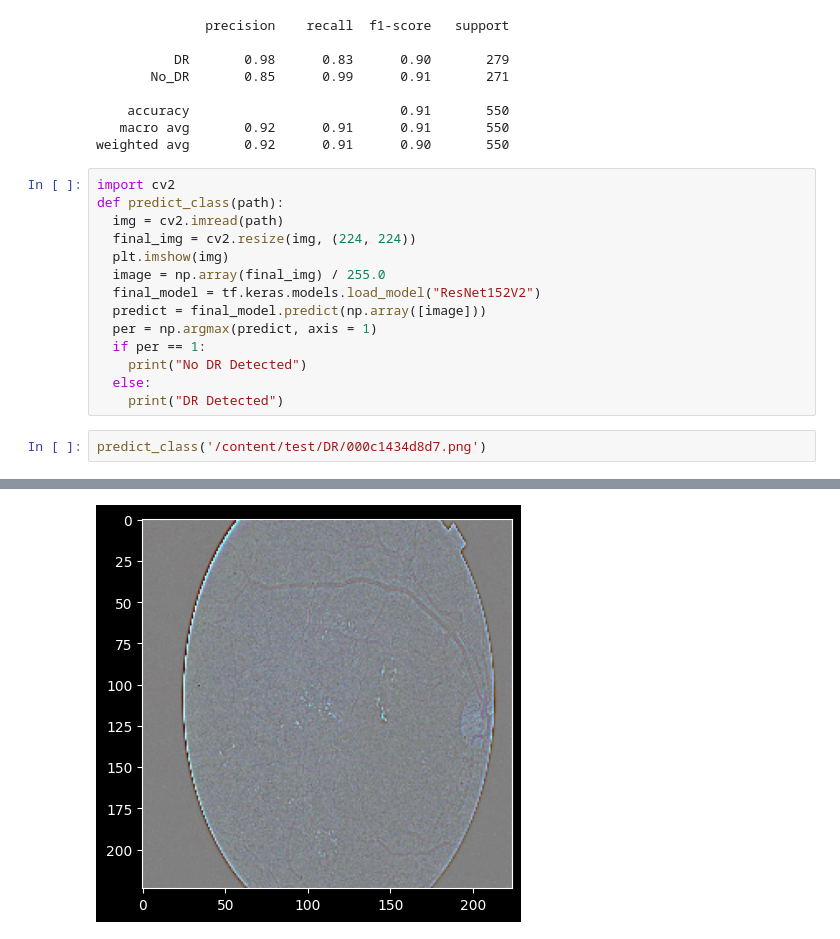
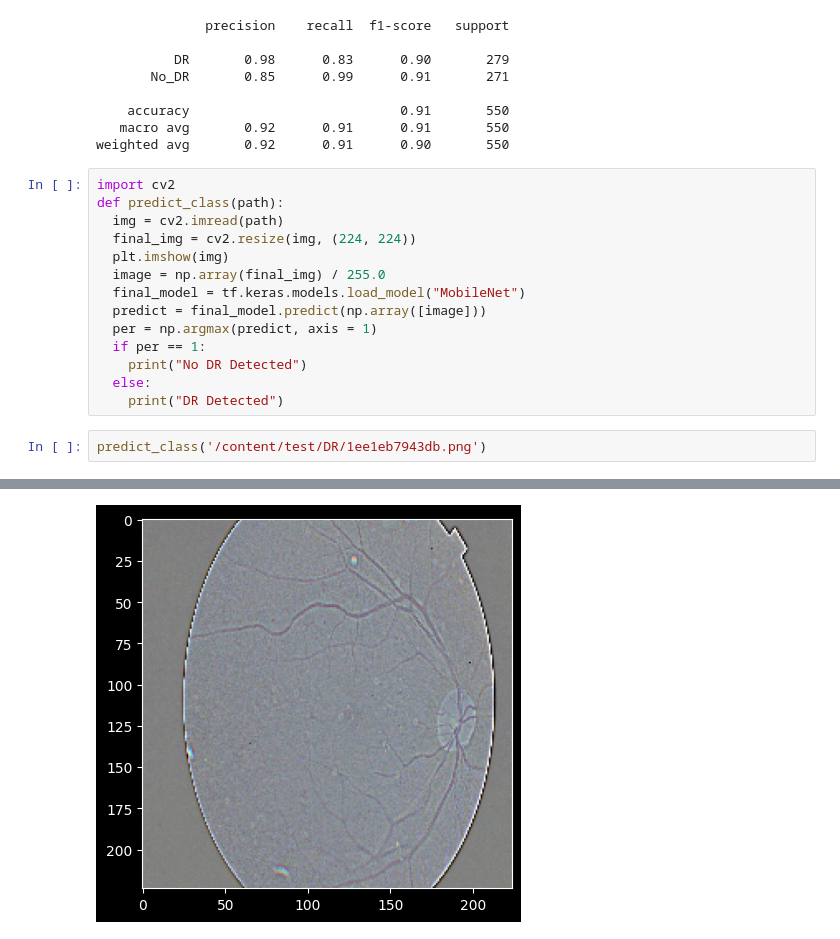
Before and after one commit to saumyadeshmukh23/Mini_Projects, a Jupyter notebook: PBL2_Diabetic_Retinopathy_Detection.ipynb, the cells around one changed output, grey strips where cells are left out. Saved outputs shown, nothing was run; the diff lists cells and outputs as text.

```diff
--- a/PBL2_Diabetic_Retinopathy_Detection.ipynb
+++ b/PBL2_Diabetic_Retinopathy_Detection.ipynb
@@ -540,7 +467,7 @@ def predict_class(path):
   final_img = cv2.resize(img, (224, 224))
   plt.imshow(img)
   image = np.array(final_img) / 255.0
-  final_model = tf.keras.models.load_model("ResNet152V2")
+  final_model = tf.keras.models.load_model("MobileNet")
   predict = final_model.predict(np.array([image]))
   per = np.argmax(predict, axis = 1)
   if per == 1:
@@ -548,5 +475,5 @@ def predict_class(path):
   else:
     print("DR Detected")
 # %%
-predict_class('/content/test/DR/000c1434d8d7.png')
+predict_class('/content/test/DR/1ee1eb7943db.png')
 # %% [output]
@@ -554,2 +481,2 @@ predict_class('/content/test/DR/000c1434d8d7.png')
 DR Detected
-[figure, old version]
+[figure, new version]
```
Also changed, not shown: parts of 6 cells of this notebook.
